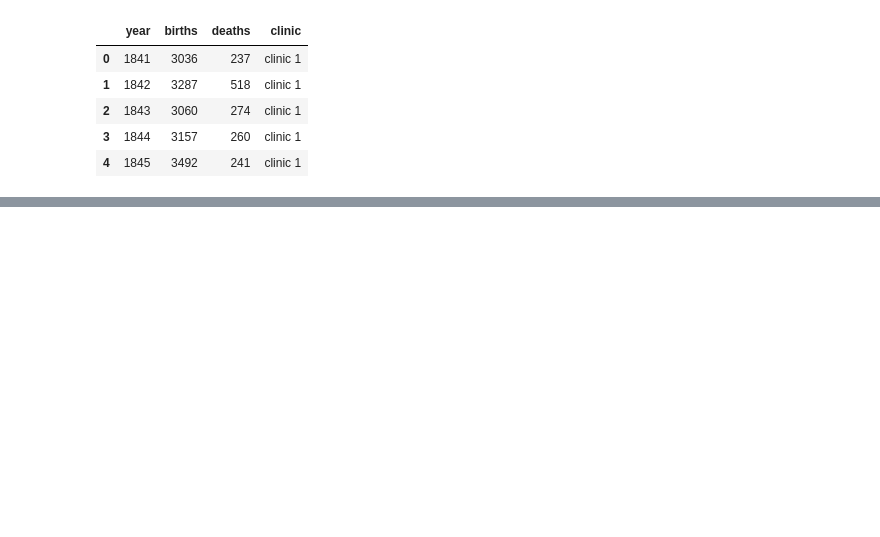
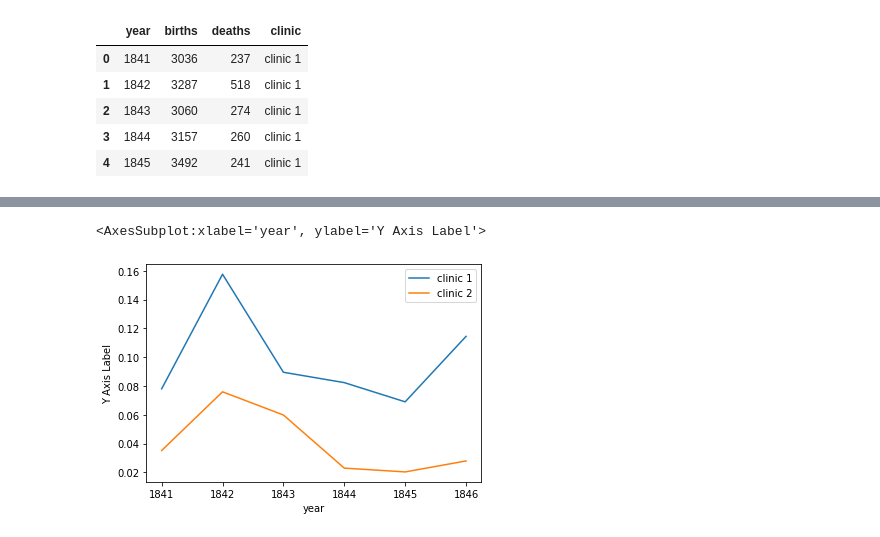
Before and after one commit to ritesh-chafer/ignaz-semmelweis-discovery, a Jupyter notebook: main.ipynb, the cells around one changed output, grey strips where cells are left out. Cells and saved outputs as stored; diff of their text form; code cells hidden in the pictures; blank space fills up the shorter version.

```diff
--- a/main.ipynb
+++ b/main.ipynb
@@ -14,6 +14,3 @@ yearly.head()
 | 2 | 1843 | 3060 | 274 | clinic 1 |
 | 3 | 1844 | 3157 | 260 | clinic 1 |
 | 4 | 1845 | 3492 | 241 | clinic 1 |
-# %%
-# Calculate proportion of deaths per no. birth
-yearly['proportion_deaths'] = yearly['deaths'] / yearly['birth']
@@ -21,0 +17,10 @@ KeyError: 'birth'
+# %%
+# Calculate proportion of deaths per no. births
+yearly['proportion_deaths'] = yearly['deaths'] / yearly['births']
+
+# Extract Clinic 1 data into clinic_1 and Clinic 2 data into clinic_2
+clinic_1 = yearly[yearly['clinic'] == "clinic 1"]
+clinic_2 = yearly[yearly['clinic'] == "clinic 2"]
+
+# Print out clinic_1
+clinic_1.head()
@@ -21,0 +34,10 @@ KeyError: 'birth'
+# %%
+# This makes plots appear in the notebook
+%matplotlib inline
+
+# Plot yearly proportion of deaths at the two clinics
+ax = clinic_1.plot(x="year", y="proportion_deaths", label="clinic 1")
+clinic_2.plot(x="year", y="proportion_deaths",label="clinic 2", ax=ax, ylabel="Y Axis Label")
+# %% [output]
+<AxesSubplot:xlabel='year', ylabel='Y Axis Label'>
+[figure, added]
```
Also changed, not shown: parts of 8 cells of this notebook, 1 other file.
